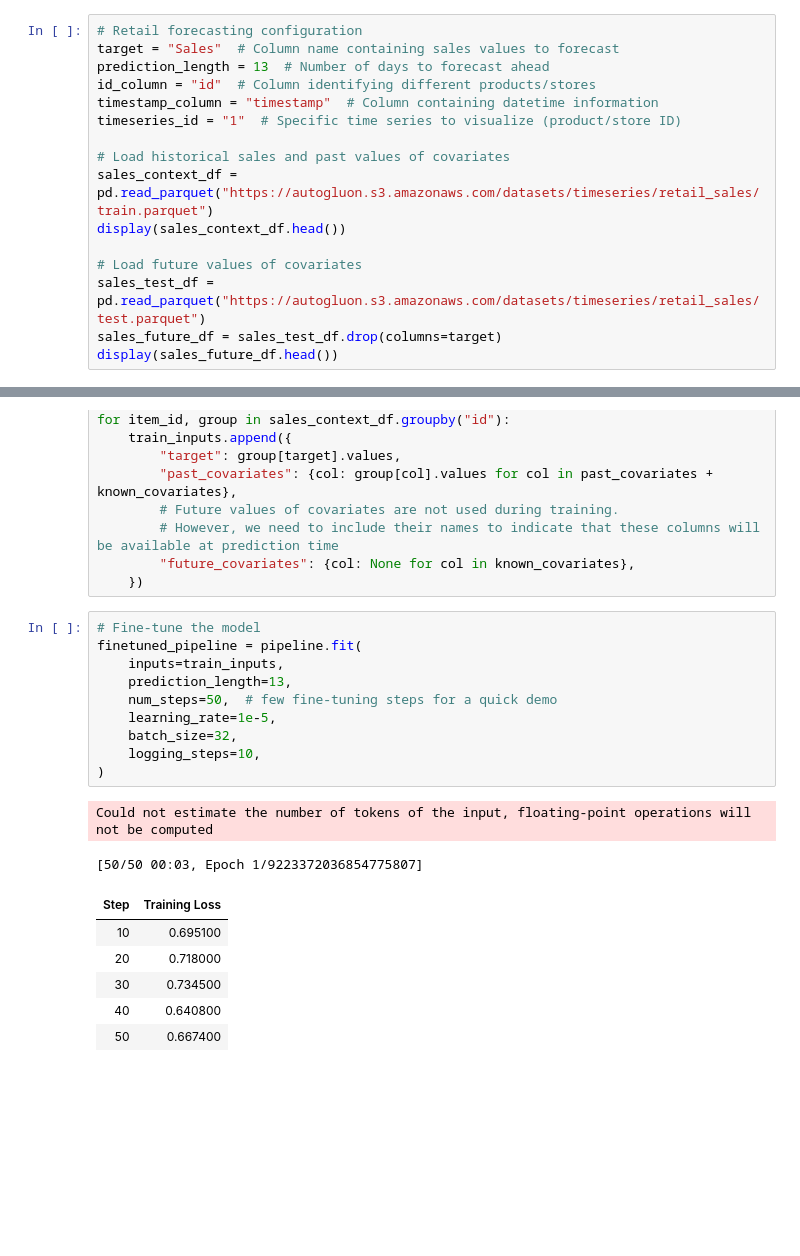
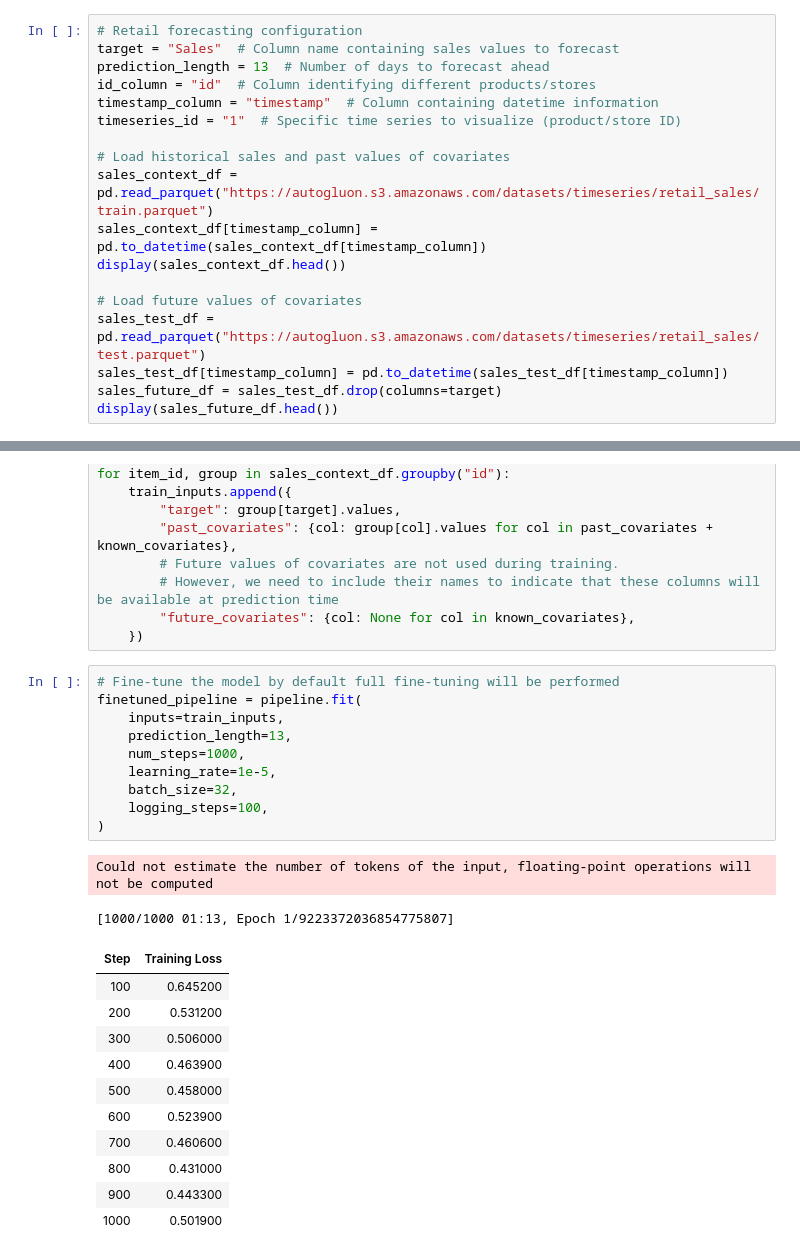
Before and after one commit to amazon-science/chronos-forecasting, a Jupyter notebook: notebooks/chronos-2-quickstart.ipynb, the cells around one changed output, grey strips where cells are left out. Cells and saved outputs as stored; diff of their text form; blank space fills up the shorter version.

```diff
--- a/notebooks/chronos-2-quickstart.ipynb
+++ b/notebooks/chronos-2-quickstart.ipynb
@@ -232,10 +234,12 @@ timeseries_id = "1"  # Specific time series to visualize (product/store ID)
 
 # Load historical sales and past values of covariates
 sales_context_df = pd.read_parquet("https://autogluon.s3.amazonaws.com/datasets/timeseries/retail_sales/train.parquet")
+sales_context_df[timestamp_column] = pd.to_datetime(sales_context_df[timestamp_column])
 display(sales_context_df.head())
 
 # Load future values of covariates
 sales_test_df = pd.read_parquet("https://autogluon.s3.amazonaws.com/datasets/timeseries/retail_sales/test.parquet")
+sales_test_df[timestamp_column] = pd.to_datetime(sales_test_df[timestamp_column])
 sales_future_df = sales_test_df.drop(columns=target)
 display(sales_future_df.head())
 # %% [output]
@@ -437,24 +455,29 @@ for item_id, group in sales_context_df.groupby("id"):
         "future_covariates": {col: None for col in known_covariates},
     })
 # %%
-# Fine-tune the model
+# Fine-tune the model by default full fine-tuning will be performed
 finetuned_pipeline = pipeline.fit(
     inputs=train_inputs,
     prediction_length=13,
-    num_steps=50,  # few fine-tuning steps for a quick demo
+    num_steps=1000,
     learning_rate=1e-5,
     batch_size=32,
-    logging_steps=10,
+    logging_steps=100,
 )
 # %% [output]
 Could not estimate the number of tokens of the input, floating-point operations will not be computed
-[50/50 00:03, Epoch 1/9223372036854775807]
+[1000/1000 01:13, Epoch 1/9223372036854775807]
 | Step | Training Loss |
-| 10 | 0.695100 |
-| 20 | 0.718000 |
-| 30 | 0.734500 |
-| 40 | 0.640800 |
-| 50 | 0.667400 |
+| 100 | 0.645200 |
+| 200 | 0.531200 |
+| 300 | 0.506000 |
+| 400 | 0.463900 |
+| 500 | 0.458000 |
+| 600 | 0.523900 |
+| 700 | 0.460600 |
+| 800 | 0.431000 |
+| 900 | 0.443300 |
+| 1000 | 0.501900 |
 # %%
 # Use the fine-tuned model for predictions
 finetuned_pred_df = finetuned_pipeline.predict_df(
```
Also changed, not shown: parts of 12 cells of this notebook.
